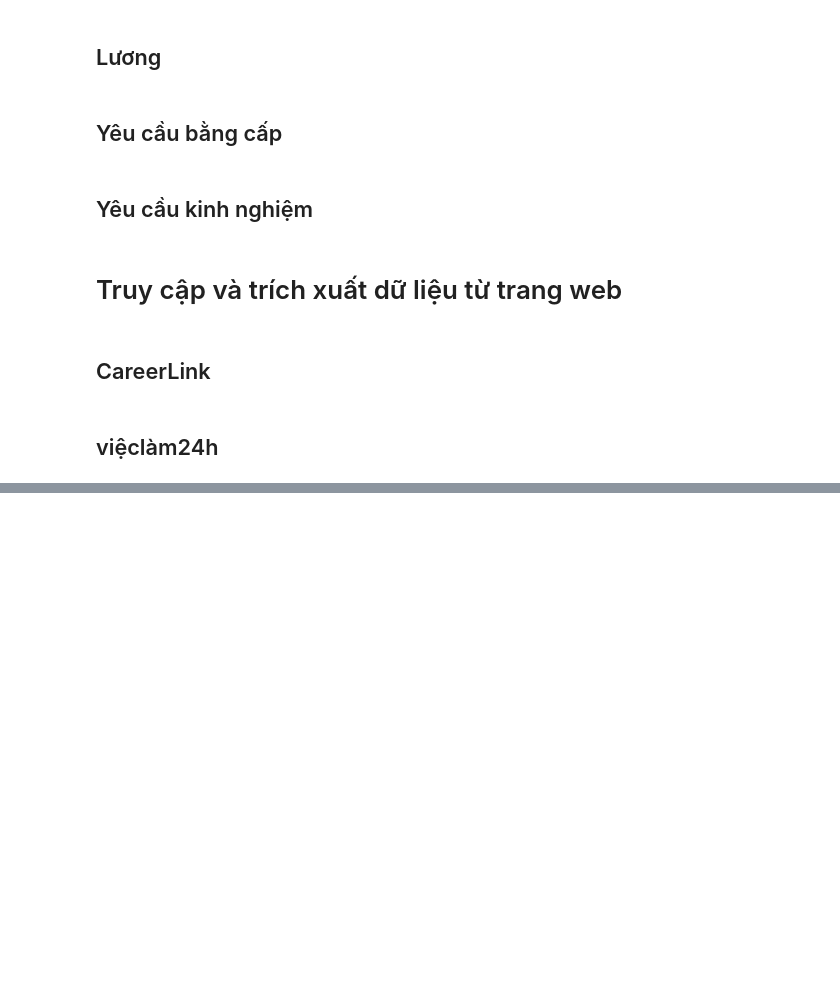
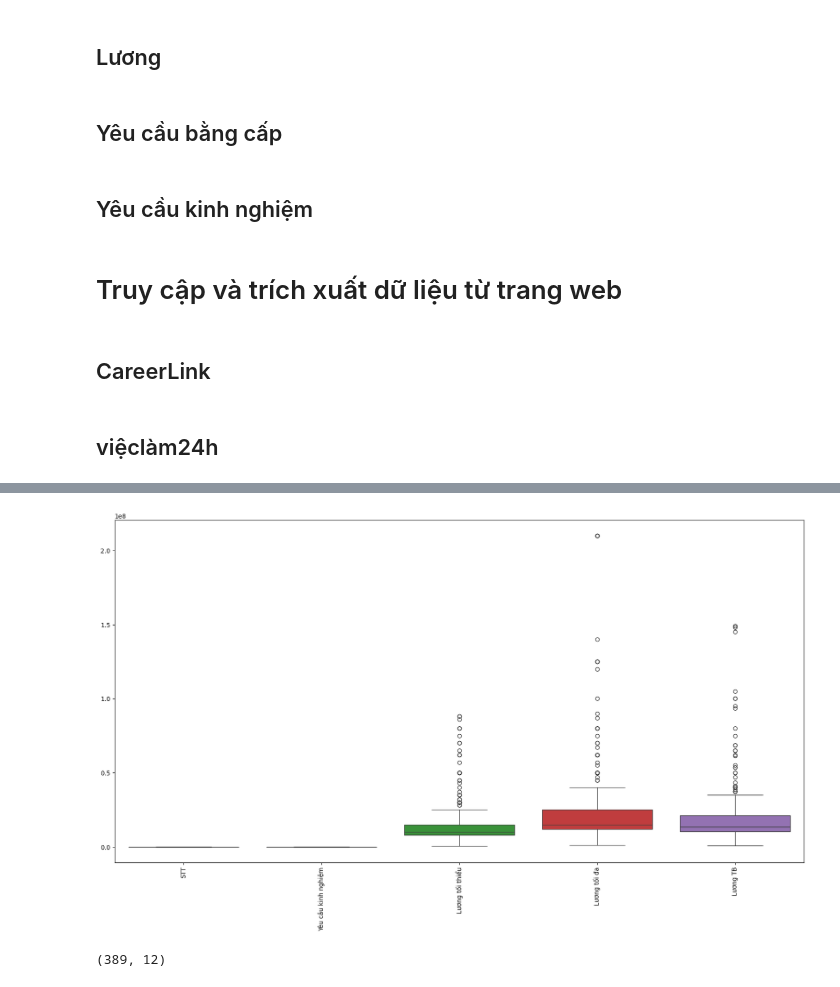
Before and after one commit to AnhDuy441/Final-Project-Data-Science, a Jupyter notebook: source.ipynb, the cells around one changed output, grey strips where cells are left out. Drawn from its saved outputs; the diff is of its cells as text; code cells hidden in the pictures; blank space fills up the shorter version.

```diff
--- a/source.ipynb
+++ b/source.ipynb
@@ -624,0 +956,4 @@ driver.quit()
+# %%
+# đọc ìle cleaned data
+df_cleaned = pd.read_csv('job_data_cleaned.csv')
+df_cleaned.head()
@@ -624,0 +971,4 @@ driver.quit()
+# %%
+# Loại bỏ giá trị lương bị trống hoặc bằng 0
+df_filtered = df_cleaned[(df_cleaned['Lương tối thiểu'] > 0) & (df_cleaned['Lương tối đa'] > 0)]
+df['Lương TB'] = (df['Lương tối thiểu'] + df['Lương tối đa']) / 2
@@ -624,0 +991,18 @@ driver.quit()
+# %%
+numerical = df_filtered.select_dtypes(include=[np.number]).columns
+categorical = df_filtered.select_dtypes(include=[object]).columns
+# %%
+plt.figure(figsize=(20, 10))
+sns.boxplot(data=df_filtered[numerical])
+plt.xticks(rotation=90)
+plt.show()
+# %% [output]
+[figure, added]
+# %%
+Q1 = df_filtered['Lương TB'].quantile(0.25)
+Q3 = df_filtered['Lương TB'].quantile(0.75)
+IQR = Q3 - Q1
+df_filtered = df_filtered[(df_filtered['Lương TB'] >= Q1 - 1.5*IQR) & (df_filtered['Lương TB'] <= Q3 + 1.5*IQR)]
+df_filtered.shape
+# %% [output]
+(389, 12)
```
Also changed, not shown: parts of 84 cells of this notebook.
